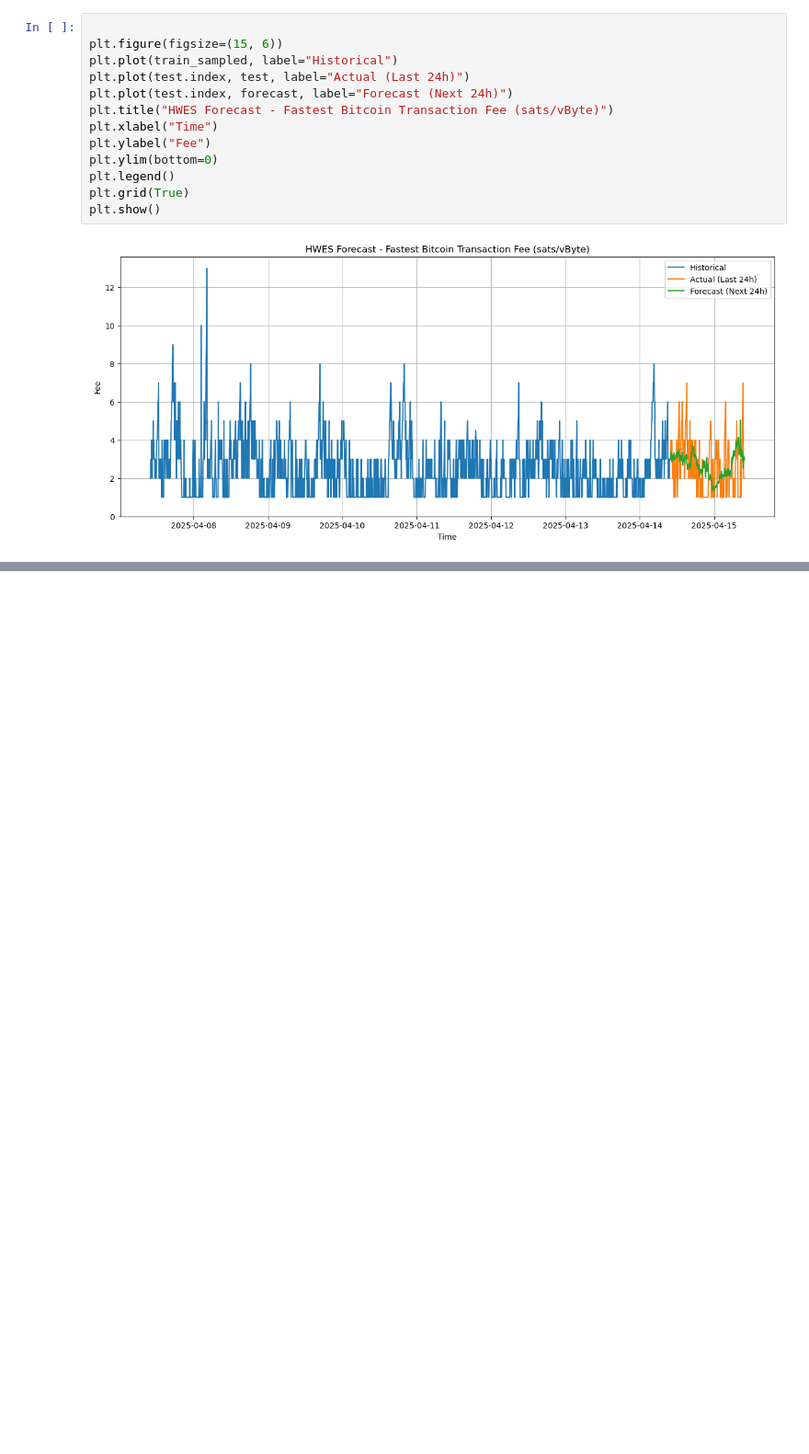
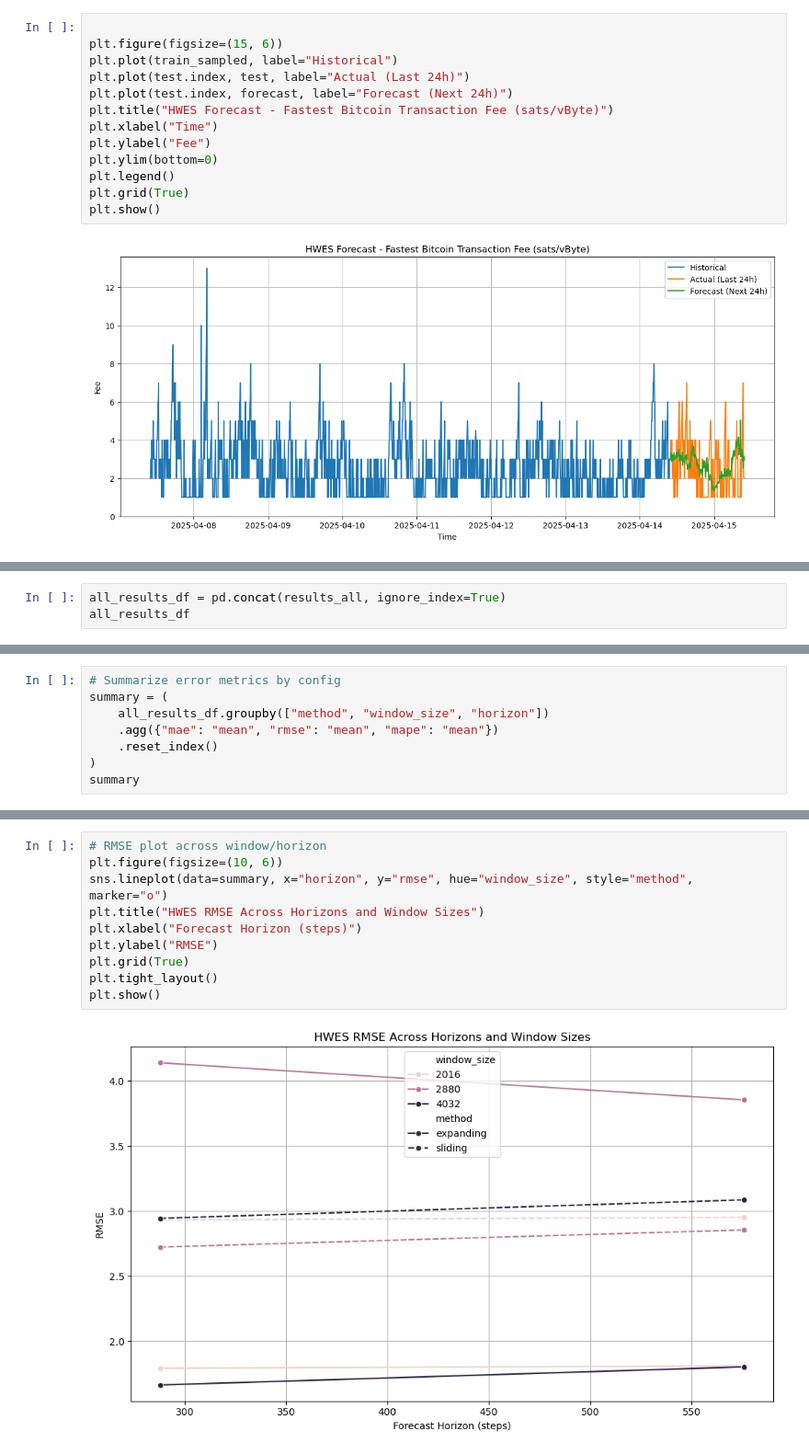
Before and after one commit to UBC-MDS/Capstone_SatCast_Trilemma, a Jupyter notebook: analysis/baseline_hwes.ipynb, the cells around one changed output, grey strips where cells are left out. Shown at 92% size. Saved outputs shown, nothing was run; the diff lists cells and outputs as text; blank space fills up the shorter version.

```diff
--- a/analysis/baseline_hwes.ipynb
+++ b/analysis/baseline_hwes.ipynb
@@ -257,0 +357,3 @@ plt.show()
+# %%
+all_results_df = pd.concat(results_all, ignore_index=True)
+all_results_df
@@ -257,0 +379,8 @@ plt.show()
+# %%
+# Summarize error metrics by config
+summary = (
+    all_results_df.groupby(["method", "window_size", "horizon"])
+    .agg({"mae": "mean", "rmse": "mean", "mape": "mean"})
+    .reset_index()
+)
+summary
@@ -257,0 +414,12 @@ plt.show()
+# %%
+# RMSE plot across window/horizon
+plt.figure(figsize=(10, 6))
+sns.lineplot(data=summary, x="horizon", y="rmse", hue="window_size", style="method", marker="o")
+plt.title("HWES RMSE Across Horizons and Window Sizes")
+plt.xlabel("Forecast Horizon (steps)")
+plt.ylabel("RMSE")
+plt.grid(True)
+plt.tight_layout()
+plt.show()
+# %% [output]
+[figure, added]
```
Also changed, not shown: parts of 17 cells of this notebook, 2 other files.
